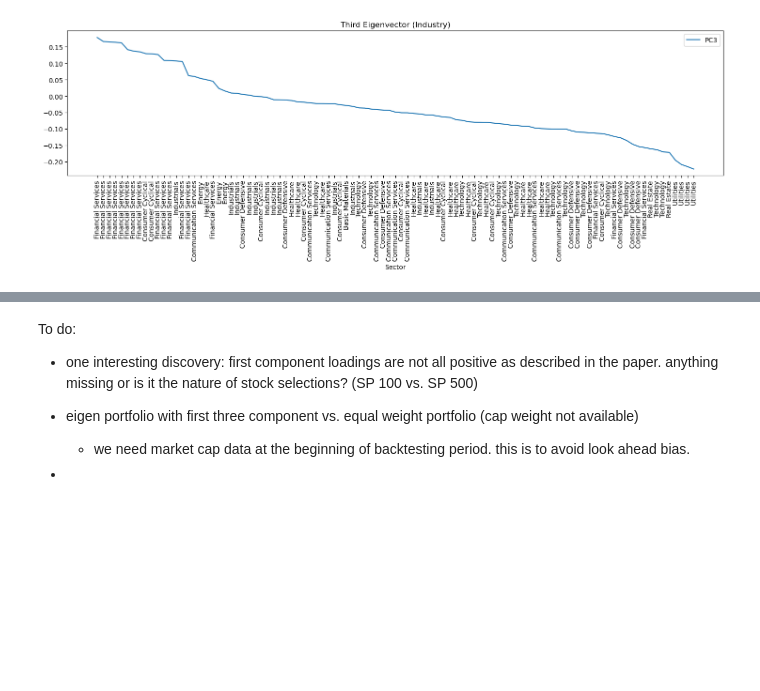
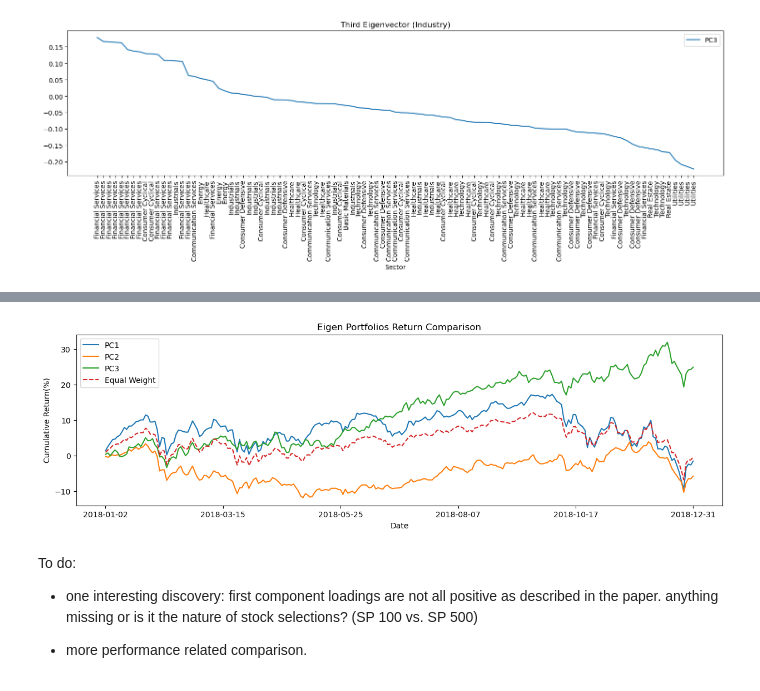
Before and after one commit to shaoyuliu98/Quantitative-Research, a Jupyter notebook: Eigen Portfolio.ipynb, the cells around one changed output, grey strips where cells are left out. Cells and saved outputs as stored; diff of their text form; code cells hidden in the pictures; blank space fills up the shorter version.

```diff
--- a/Eigen Portfolio.ipynb
+++ b/Eigen Portfolio.ipynb
@@ -60,4 +62,4 @@ $$*
 **We compute and standardize the daily returns, and compute the correlation matrix.** Note that the dimension of correlation matrix is 99 by 99, which corresponds to the number of securities in our trading universe.
 # %%
 r_ik = (price_df/price_df.shift()-1).dropna()
-r_ik_2018 = ret_df.loc['2018-01-01':'2018-12-31']
+r_ik_2018 = r_ik.loc['2018-01-01':'2018-12-31']
@@ -209,0 +205,9 @@ plt.show()
+# %%
+eigen_weight = loadings[['PC1','PC2','PC3']]
+eigen_weight = eigen_weight.div(r_ik_2018.std(),axis=0)
+weights = eigen_weight.apply(lambda x: x/x.sum())
+
+print('Sanity Check:')
+print(weights.sum())
+
+weights
@@ -210,7 +234,22 @@ plt.show()
+# %%
+pc1_return = r_ik_2018.multiply(weights['PC1'],axis=1).sum(axis=1)
+pc2_return = r_ik_2018.multiply(weights['PC2'],axis=1).sum(axis=1)
+pc3_return = r_ik_2018.multiply(weights['PC3'],axis=1).sum(axis=1)
+equal_weight_return = r_ik_2018.mean(axis=1)
+# %%
+plt.figure(figsize=(15,4))
+(pc1_return.cumsum()*100).plot(label='PC1')
+(pc2_return.cumsum()*100).plot(label='PC2')
+(pc3_return.cumsum()*100).plot(label='PC3')
+(equal_weight_return.cumsum()*100).plot(label='Equal Weight',style='--')
+plt.legend()
+plt.ylabel('Cumulative Return(%)')
+plt.title('Eigen Portfolios Return Comparison')
+plt.show()
+# %% [output]
+[figure, added]
 # %% [markdown]
 To do:
 - one interesting discovery: first component loadings are not all positive as described in the paper. anything missing or is it the nature of stock selections? (SP 100 vs. SP 500)
 
-- eigen portfolio with first three component vs. equal weight portfolio (cap weight not available)
-    - we need market cap data at the beginning of backtesting period. this is to avoid look ahead bias.
--
+- more performance related comparison.
```
Also changed, not shown: parts of 11 cells of this notebook.
